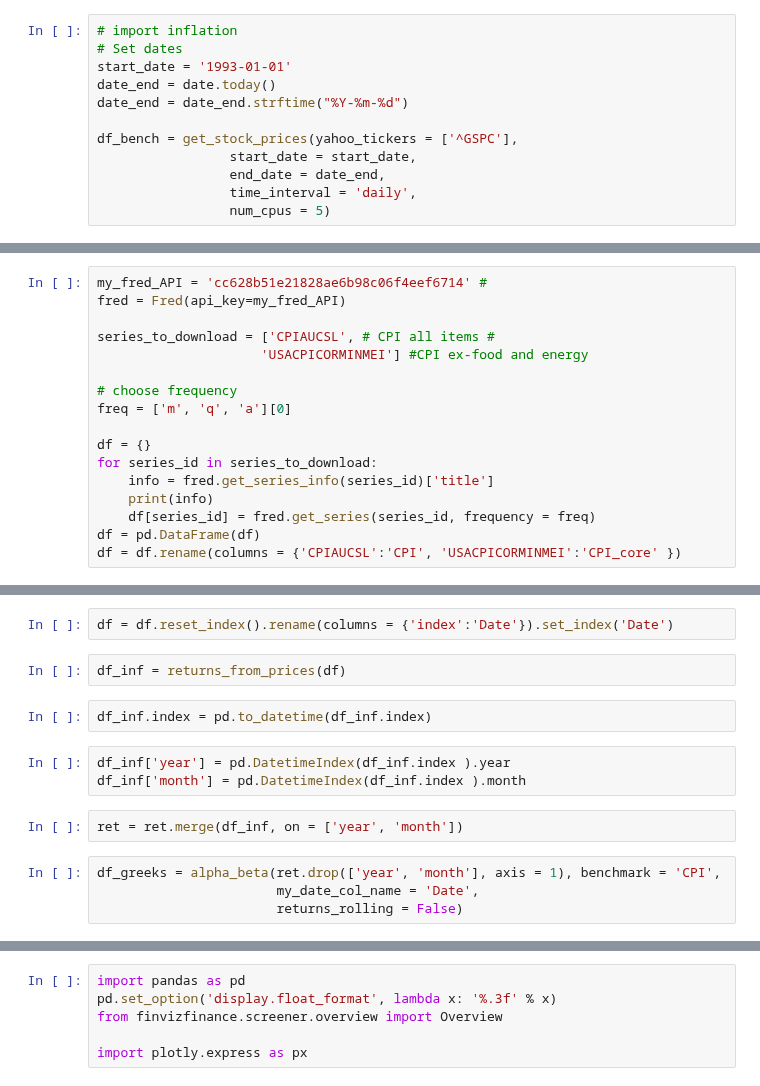
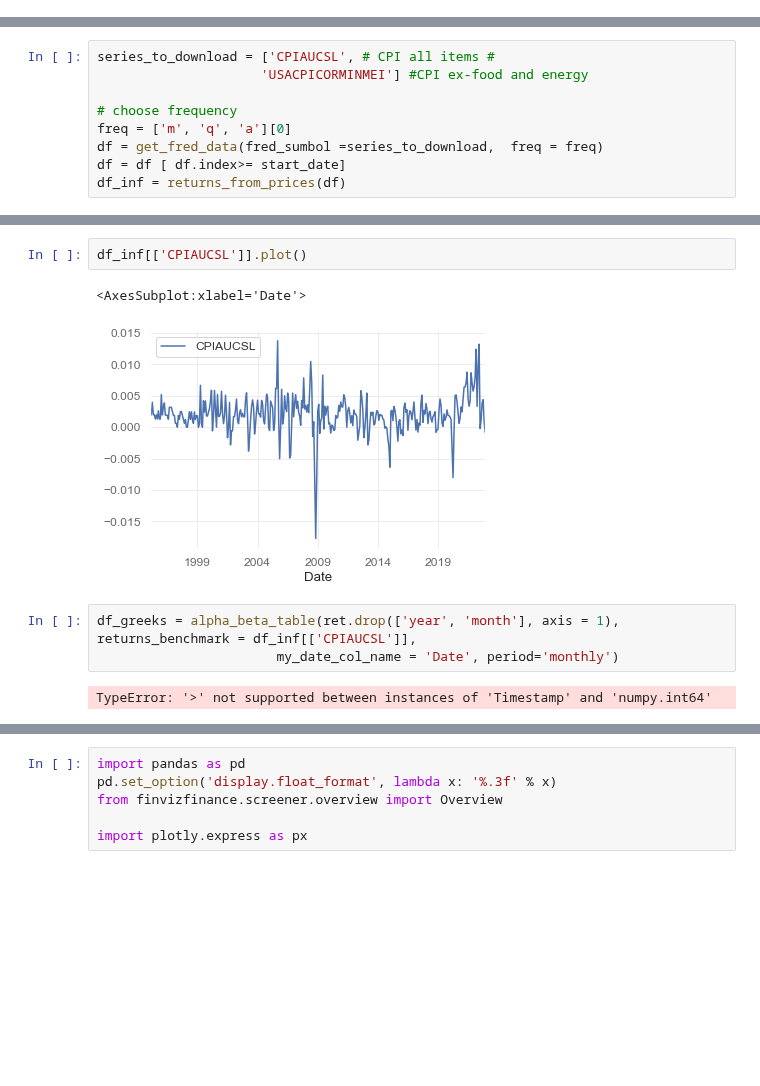
Before and after one commit to msh855/QuantitativePortfolioManagement, a Jupyter notebook: myPortfolioManagement/Examples/Stocks_and_inflation.ipynb, the cells around one changed output, grey strips where cells are left out. Cells and saved outputs as stored; diff of their text form; blank space fills up the shorter version.

```diff
--- a/myPortfolioManagement/Examples/Stocks_and_inflation.ipynb
+++ b/myPortfolioManagement/Examples/Stocks_and_inflation.ipynb
@@ -40,12 +62,0 @@ df_sp_stock_price = pd.read_csv('/Users/safishajjouz/Dropbox/Schonfeld_shared_fo
-# %%
-# import inflation
-# Set dates
-start_date = '1993-01-01'
-date_end = date.today()
-date_end = date_end.strftime("%Y-%m-%d")
-
-df_bench = get_stock_prices(yahoo_tickers = ['^GSPC'],
-                 start_date = start_date,
-                 end_date = date_end,
-                 time_interval = 'daily',
-                 num_cpus = 5)
@@ -67,17 +69,9 @@ ret['month'] = pd.DatetimeIndex(ret.index).month
 # %%
-my_fred_API = 'cc628b51e21828ae6b98c06f4eef6714' #
-fred = Fred(api_key=my_fred_API)
-
 series_to_download = ['CPIAUCSL', # CPI all items #
                      'USACPICORMINMEI'] #CPI ex-food and energy
 
 # choose frequency
 freq = ['m', 'q', 'a'][0]
-
-df = {}
-for series_id in series_to_download:
-    info = fred.get_series_info(series_id)['title']
-    print(info)
-    df[series_id] = fred.get_series(series_id, frequency = freq)
-df = pd.DataFrame(df)
-df = df.rename(columns = {'CPIAUCSL':'CPI', 'USACPICORMINMEI':'CPI_core' })
+df = get_fred_data(fred_sumbol =series_to_download,  freq = freq)
+df = df [ df.index>= start_date]
+df_inf = returns_from_prices(df)
@@ -89,17 +78,12 @@ df = df [ df.index>= start_date]
-# %%
-df = df.reset_index().rename(columns = {'index':'Date'}).set_index('Date')
-# %%
-df_inf = returns_from_prices(df)
-# %%
-df_inf.index = pd.to_datetime(df_inf.index)
-# %%
-df_inf['year'] = pd.DatetimeIndex(df_inf.index ).year
-df_inf['month'] = pd.DatetimeIndex(df_inf.index ).month
-# %%
-ret = ret.merge(df_inf, on = ['year', 'month'])
+# %%
+df_inf[['CPIAUCSL']].plot()
+# %% [output]
+<AxesSubplot:xlabel='Date'>
+[figure, added]
 # %%
-df_greeks = alpha_beta(ret.drop(['year', 'month'], axis = 1), benchmark = 'CPI',
-                       my_date_col_name = 'Date',
-                       returns_rolling = False)
+df_greeks = alpha_beta_table(ret.drop(['year', 'month'], axis = 1), returns_benchmark = df_inf[['CPIAUCSL']],
+                       my_date_col_name = 'Date', period='monthly')
+# %% [output]
+TypeError: '>' not supported between instances of 'Timestamp' and 'numpy.int64'
 # %%
 df_greeks.sort_values('beta', ascending = False)
```
Also changed, not shown: parts of 14 cells of this notebook, 7 other files.
